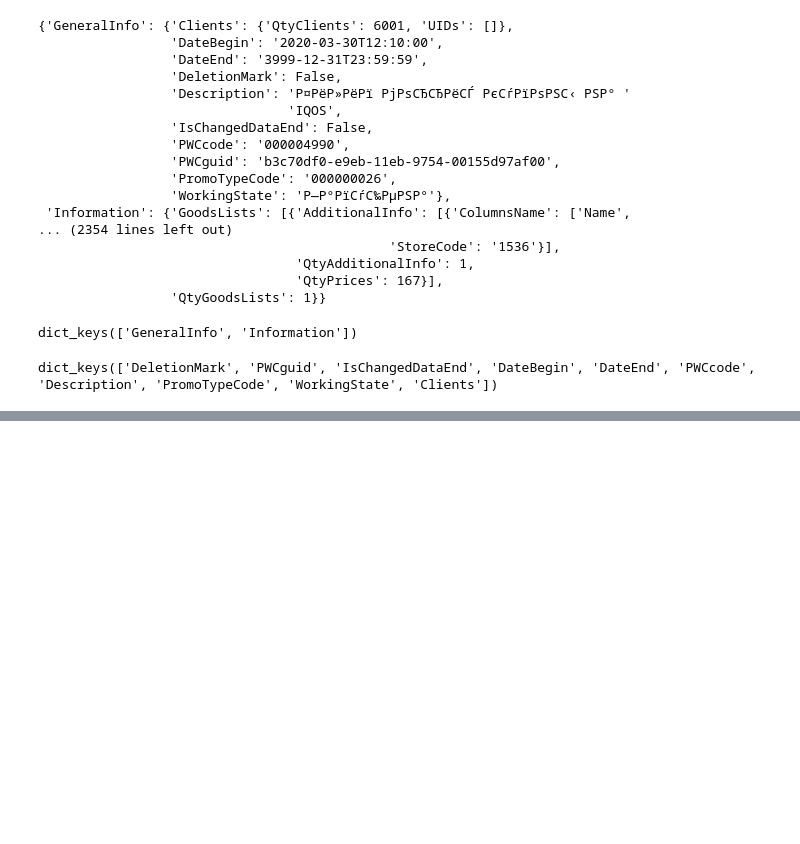
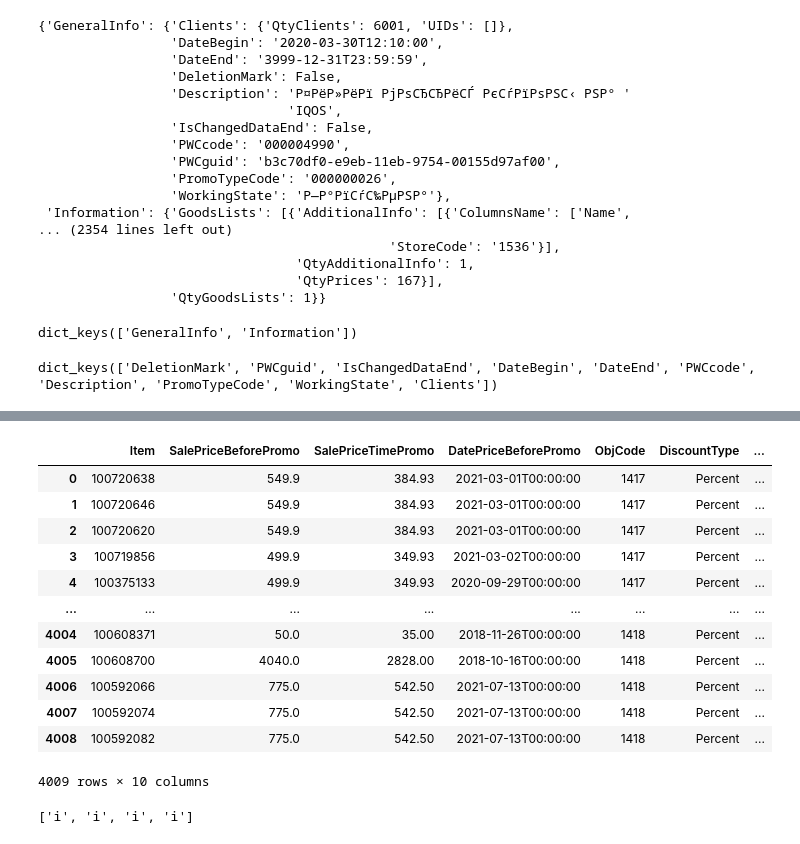
Before and after one commit to BasilPDS/Other_task, a Jupyter notebook: Pars_json.ipynb, the cells around one changed output, grey strips where cells are left out. Cells and saved outputs as stored; diff of their text form; code cells hidden in the pictures; blank space fills up the shorter version.

```diff
--- a/Pars_json.ipynb
+++ b/Pars_json.ipynb
@@ -152,0 +322,20 @@ aa['Data'][1][1]
+# %%
+pars('export_20210913-1705_2229_11065.json')
+# %% [output]
+|  | Item | SalePriceBeforePromo | SalePriceTimePromo | DatePriceBeforePromo | ObjCode | DiscountType | ... |
+| 0 | 100720638 | 549.9 | 384.93 | 2021-03-01T00:00:00 | 1417 | Percent | ... |
+| 1 | 100720646 | 549.9 | 384.93 | 2021-03-01T00:00:00 | 1417 | Percent | ... |
+| 2 | 100720620 | 549.9 | 384.93 | 2021-03-01T00:00:00 | 1417 | Percent | ... |
+| 3 | 100719856 | 499.9 | 349.93 | 2021-03-02T00:00:00 | 1417 | Percent | ... |
+| 4 | 100375133 | 499.9 | 349.93 | 2020-09-29T00:00:00 | 1417 | Percent | ... |
+| ... | ... | ... | ... | ... | ... | ... | ... |
+| 4004 | 100608371 | 50.0 | 35.00 | 2018-11-26T00:00:00 | 1418 | Percent | ... |
+| 4005 | 100608700 | 4040.0 | 2828.00 | 2018-10-16T00:00:00 | 1418 | Percent | ... |
+| 4006 | 100592066 | 775.0 | 542.50 | 2021-07-13T00:00:00 | 1418 | Percent | ... |
+| 4007 | 100592074 | 775.0 | 542.50 | 2021-07-13T00:00:00 | 1418 | Percent | ... |
+| 4008 | 100592082 | 775.0 | 542.50 | 2021-07-13T00:00:00 | 1418 | Percent | ... |
+4009 rows × 10 columns
+# %%
+gg
+# %% [output]
+['i', 'i', 'i', 'i']
```
Also changed, not shown: parts of 36 cells of this notebook.
